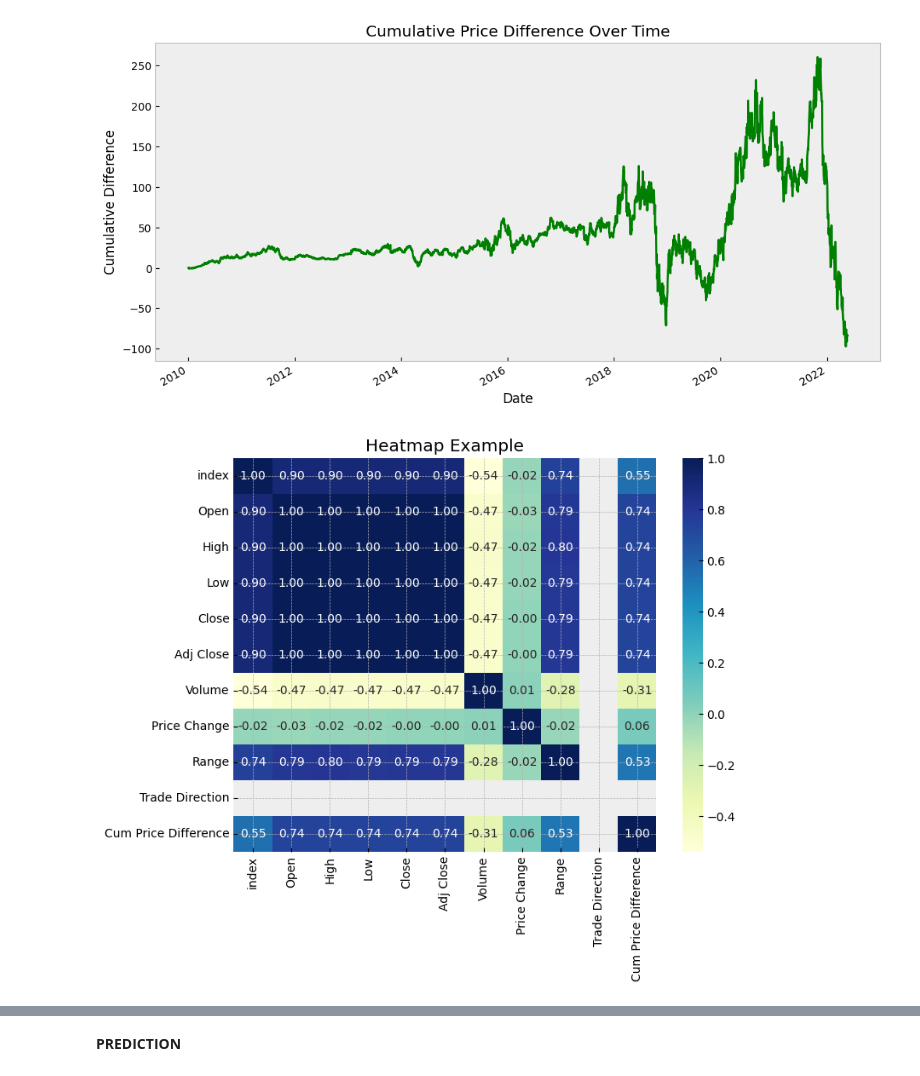
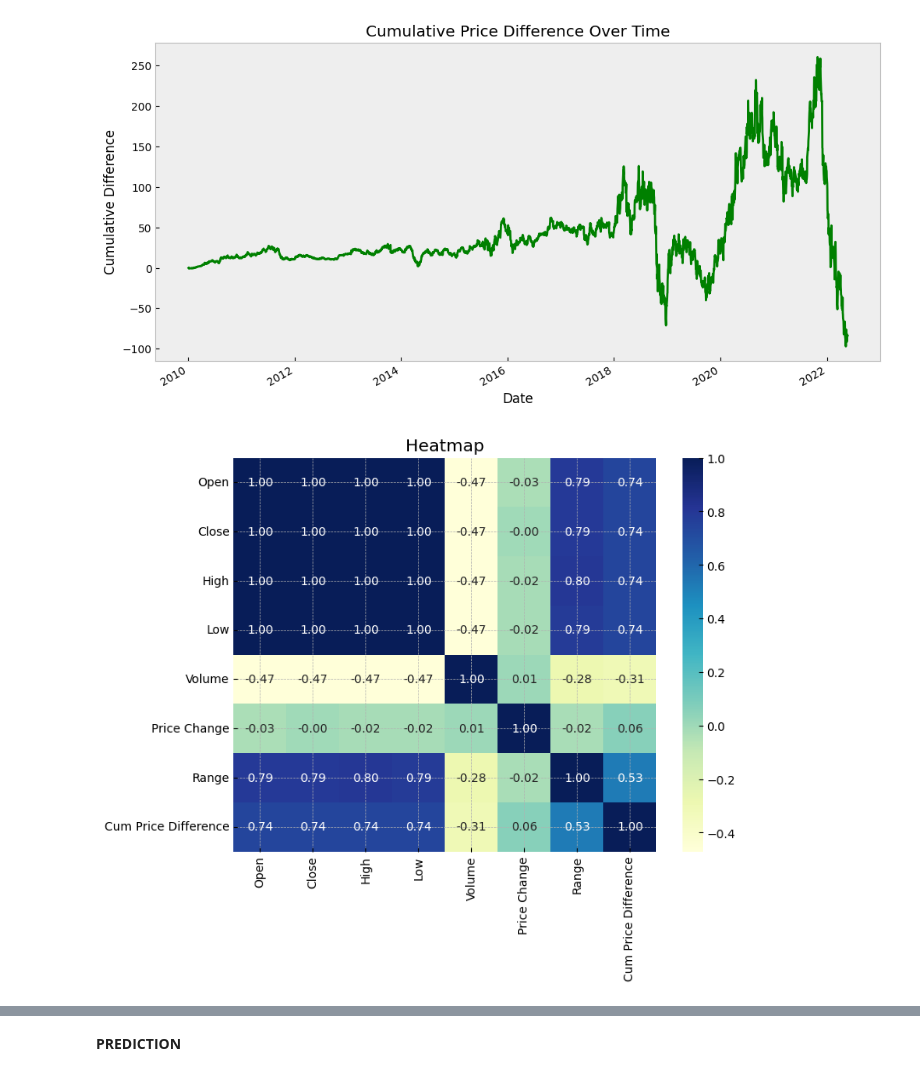
Before and after one commit to sahankrt20/AI-BOOTCAMP-PROJECT, a Jupyter notebook: stock_market_prediction.ipynb, the cells around one changed output, grey strips where cells are left out. Cells and saved outputs as stored; diff of their text form; code cells hidden in the pictures.

```diff
--- a/stock_market_prediction.ipynb
+++ b/stock_market_prediction.ipynb
@@ -225,12 +225,14 @@ plt.show()
 # %% [output]
 [figure]
 # %%
+df_numeric=df[['Open','Close','High','Low','Volume','Price Change','Range','Cum Price Difference']]
+df_corr=df_numeric.corr()
 # Create a heatmap
 plt.figure(figsize=(8, 6))
 sns.heatmap(df_corr, annot=True, fmt=".2f", cmap="YlGnBu", cbar=True)
 
 # Add labels and a title
-plt.title("Heatmap Example")
+plt.title("Heatmap")
 plt.show()
 # %% [output]
-[figure, old version]
+[figure, new version]
```
Also changed, not shown: parts of 20 cells of this notebook.
